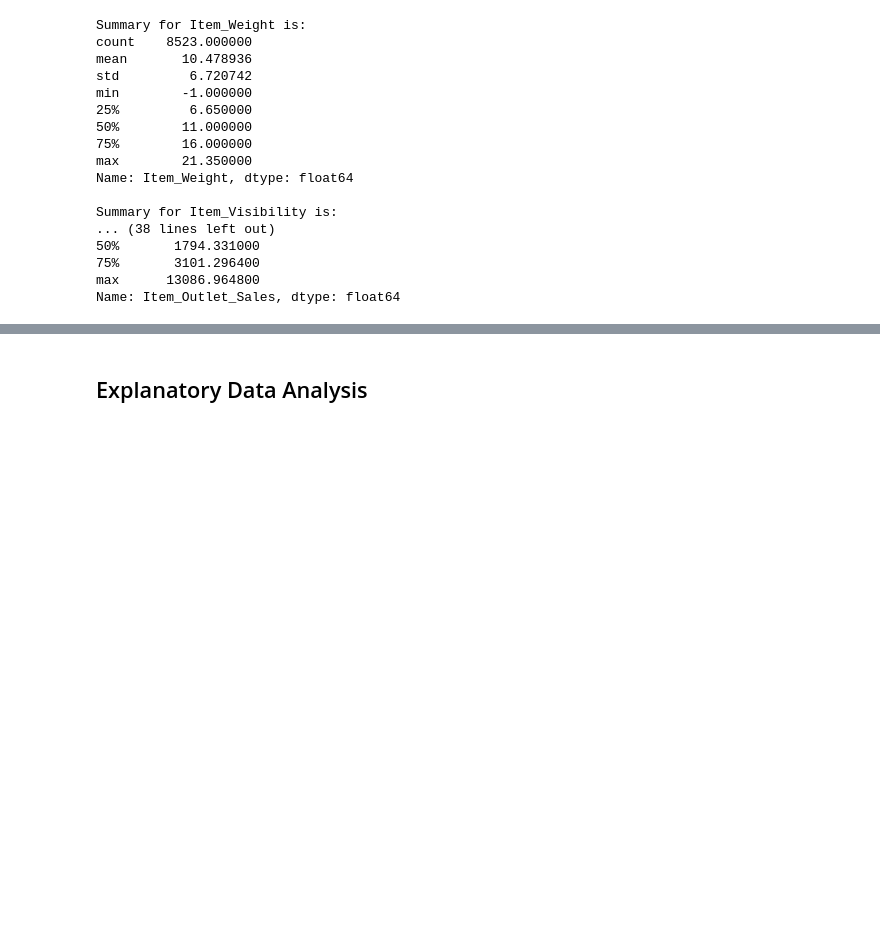
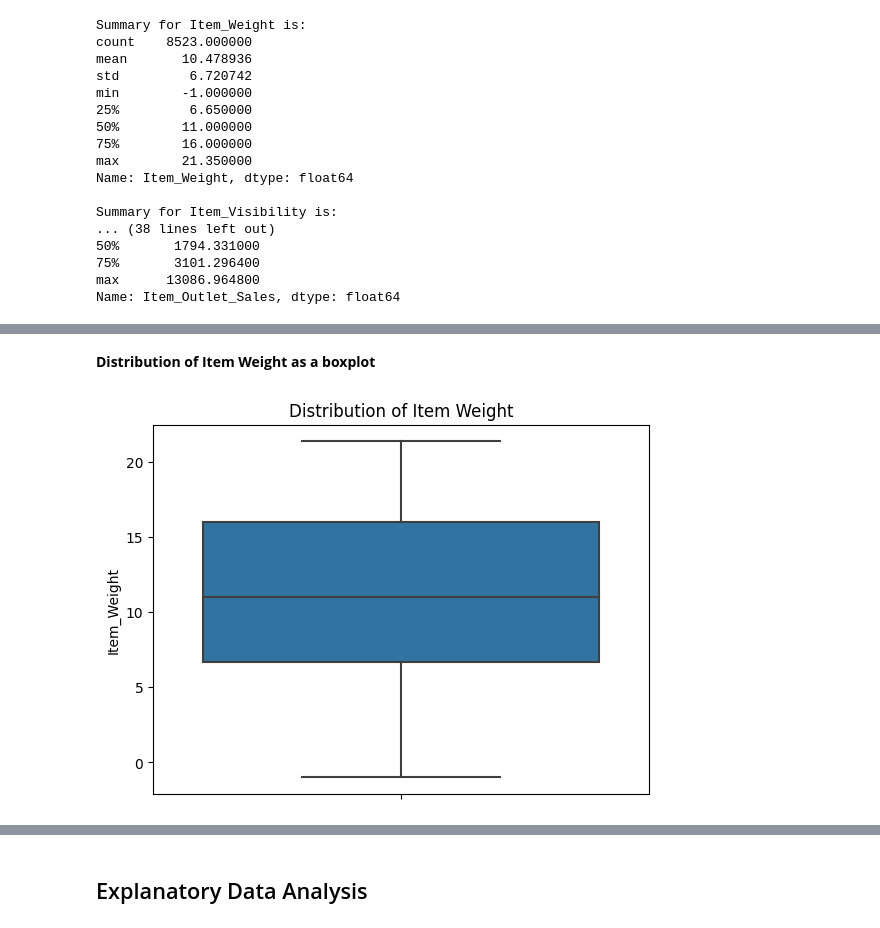
Before and after one commit to paulf35/cd-ds-productsalespredictions, a Jupyter notebook: CD_Paul_Foy_Core_ProductSalesPredictions.ipynb, the cells around one changed output, grey strips where cells are left out. Drawn from its saved outputs; the diff is of its cells as text; code cells hidden in the pictures; blank space fills up the shorter version.

```diff
--- a/CD_Paul_Foy_Core_ProductSalesPredictions.ipynb
+++ b/CD_Paul_Foy_Core_ProductSalesPredictions.ipynb
@@ -320,0 +388,10 @@ Name: Item_Outlet_Sales, dtype: float64
+# %% [markdown]
+**Distribution of Item Weight as a boxplot**
+# %%
+# Create boxplot of item weight
+ax = sns.boxplot(data = df_psales, y = 'Item_Weight')
+
+## Set the Title
+ax.set_title('Distribution of Item Weight');
+# %% [output]
+[figure, added]
```
Also changed, not shown: parts of 23 cells of this notebook.
